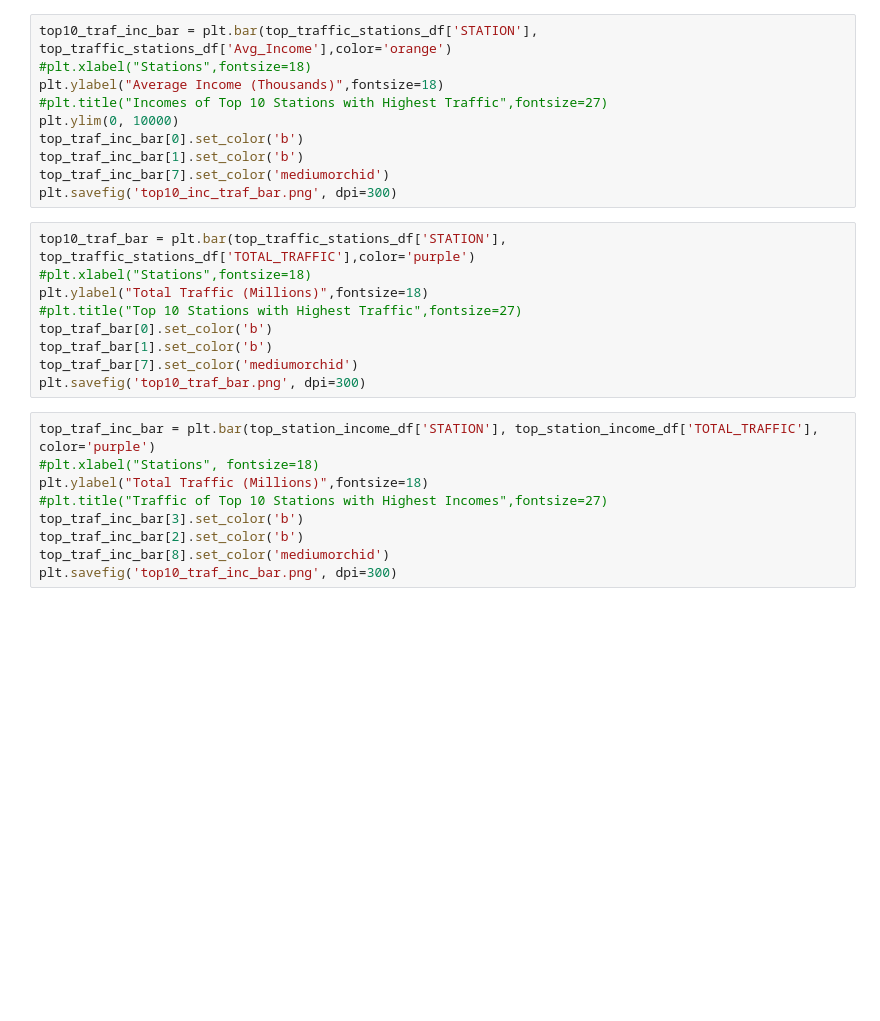
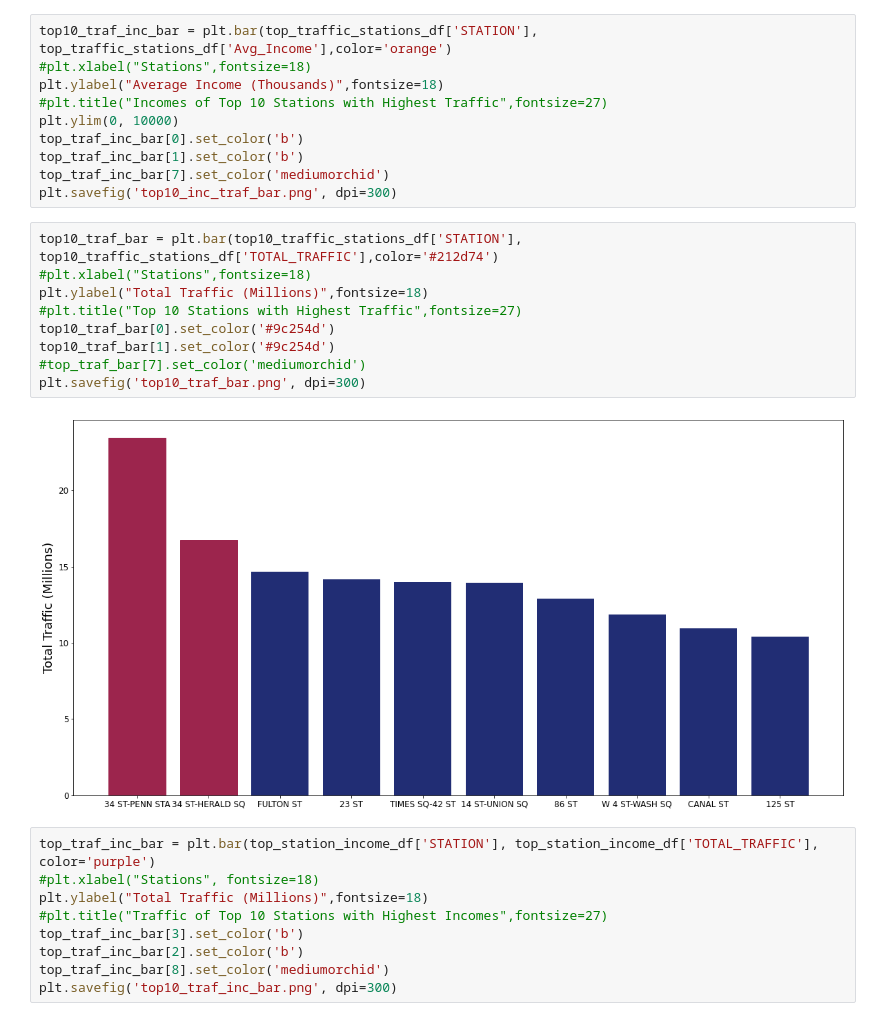
Before and after one commit to racheldilley1/mta-project-1, a Jupyter notebook: Proj2.ipynb, the cells around one changed output. Cells and saved outputs as stored; diff of their text form; blank space fills up the shorter version.

```diff
--- a/Proj2.ipynb
+++ b/Proj2.ipynb
@@ -614,14 +611,16 @@ top_traf_inc_bar[1].set_color('b')
 top_traf_inc_bar[7].set_color('mediumorchid')
 plt.savefig('top10_inc_traf_bar.png', dpi=300)
 # %%
-top10_traf_bar = plt.bar(top_traffic_stations_df['STATION'], top_traffic_stations_df['TOTAL_TRAFFIC'],color='purple')
+top10_traf_bar = plt.bar(top10_traffic_stations_df['STATION'], top10_traffic_stations_df['TOTAL_TRAFFIC'],color='#212d74')
 #plt.xlabel("Stations",fontsize=18)
 plt.ylabel("Total Traffic (Millions)",fontsize=18)
 #plt.title("Top 10 Stations with Highest Traffic",fontsize=27)
-top_traf_bar[0].set_color('b')
-top_traf_bar[1].set_color('b')
-top_traf_bar[7].set_color('mediumorchid')
+top10_traf_bar[0].set_color('#9c254d')
+top10_traf_bar[1].set_color('#9c254d')
+#top_traf_bar[7].set_color('mediumorchid')
 plt.savefig('top10_traf_bar.png', dpi=300)
+# %% [output]
+[figure, added]
 # %%
 top_traf_inc_bar = plt.bar(top_station_income_df['STATION'], top_station_income_df['TOTAL_TRAFFIC'], color='purple')
 #plt.xlabel("Stations", fontsize=18)
```
Also changed, not shown: parts of 4 cells of this notebook, 3 other files.
